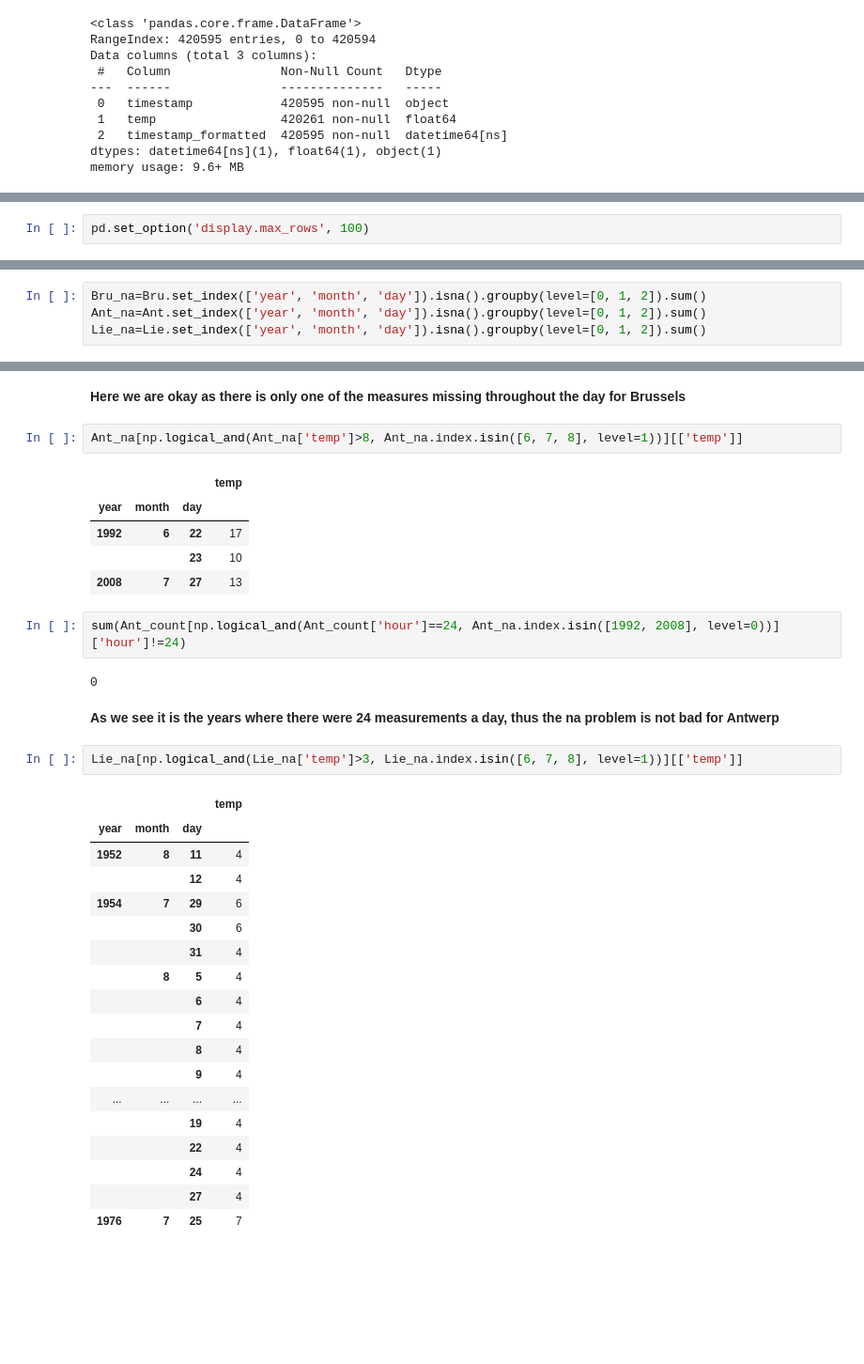
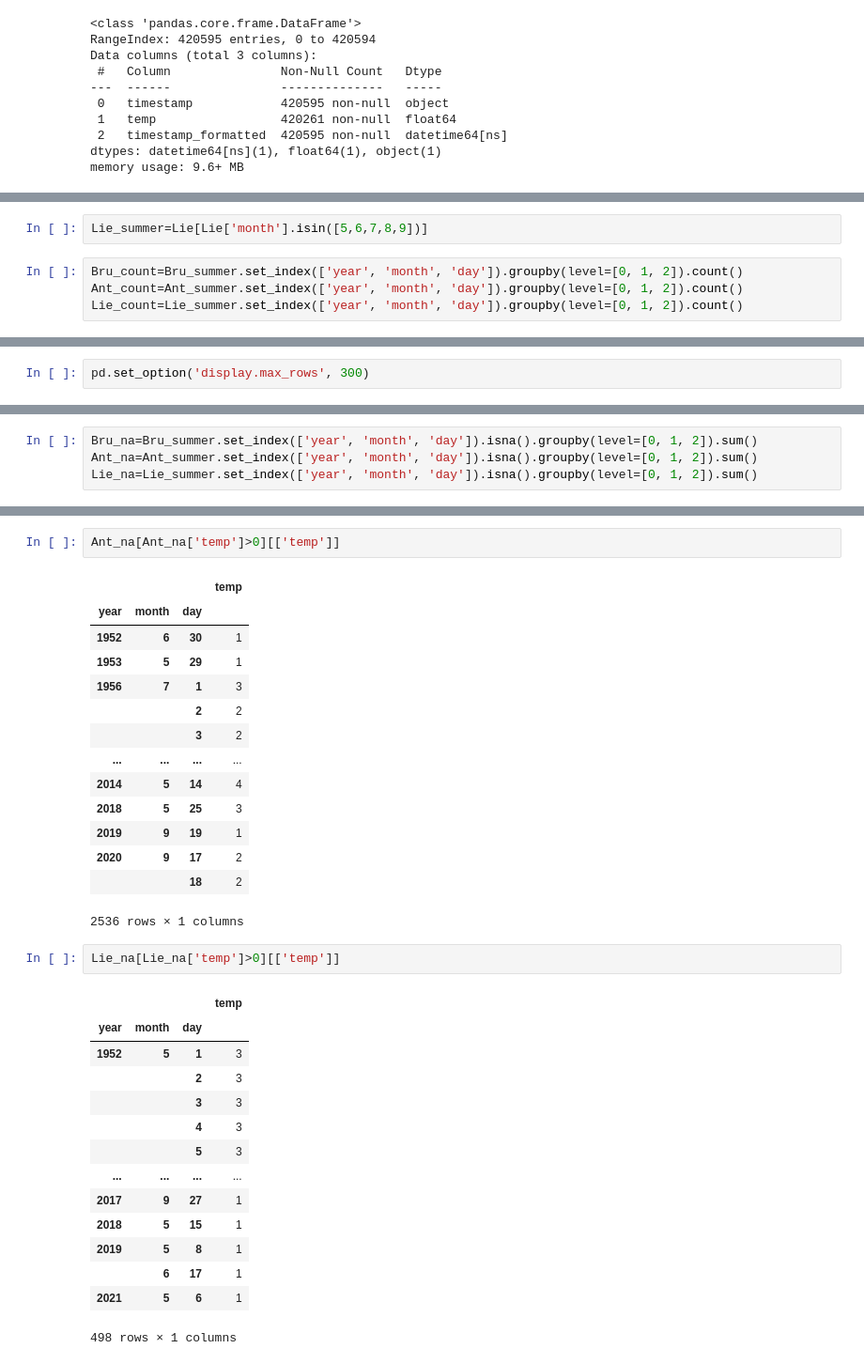
Before and after one commit to muuratjann/heatwave, a Jupyter notebook: Untitled.ipynb, the cells around one changed output, grey strips where cells are left out. Shown at 94% size. Drawn from its saved outputs; the diff is of its cells as text; blank space fills up the shorter version.

```diff
--- a/Untitled.ipynb
+++ b/Untitled.ipynb
@@ -131,0 +146,6 @@ dtype: float64
+# %%
+Lie_summer=Lie[Lie['month'].isin([5,6,7,8,9])]
+# %%
+Bru_count=Bru_summer.set_index(['year', 'month', 'day']).groupby(level=[0, 1, 2]).count()
+Ant_count=Ant_summer.set_index(['year', 'month', 'day']).groupby(level=[0, 1, 2]).count()
+Lie_count=Lie_summer.set_index(['year', 'month', 'day']).groupby(level=[0, 1, 2]).count()
@@ -138,2 +190,2 @@ Lie_na_year=Lie.set_index(['year']).isna().groupby(level=[0]).sum()
 # %%
-pd.set_option('display.max_rows', 100)
+pd.set_option('display.max_rows', 300)
@@ -182,4 +192,4 @@ pd.DataFrame(data={'Bru': Bru_na_month[Bru_na_month['temp']>0]['temp'], "Ant": A
 # %%
-Bru_na=Bru.set_index(['year', 'month', 'day']).isna().groupby(level=[0, 1, 2]).sum()
-Ant_na=Ant.set_index(['year', 'month', 'day']).isna().groupby(level=[0, 1, 2]).sum()
-Lie_na=Lie.set_index(['year', 'month', 'day']).isna().groupby(level=[0, 1, 2]).sum()
+Bru_na=Bru_summer.set_index(['year', 'month', 'day']).isna().groupby(level=[0, 1, 2]).sum()
+Ant_na=Ant_summer.set_index(['year', 'month', 'day']).isna().groupby(level=[0, 1, 2]).sum()
+Lie_na=Lie_summer.set_index(['year', 'month', 'day']).isna().groupby(level=[0, 1, 2]).sum()
@@ -202,38 +216,35 @@ Bru_na[np.logical_and(Bru_na['temp']>0, Bru_na.index.isin([6, 7, 8], level=1))][
 | 1988 | 6 | 27 | 1 |
-# %% [markdown]
-**Here we are okay as there is only one of the measures missing throughout the day for Brussels**
 # %%
-Ant_na[np.logical_and(Ant_na['temp']>8, Ant_na.index.isin([6, 7, 8], level=1))][['temp']]
+Ant_na[Ant_na['temp']>0][['temp']]
 # %% [output]
 |  |  |  | temp |
 | year | month | day |  |
-| 1992 | 6 | 22 | 17 |
-|  |  | 23 | 10 |
-| 2008 | 7 | 27 | 13 |
+| 1952 | 6 | 30 | 1 |
+| 1953 | 5 | 29 | 1 |
+| 1956 | 7 | 1 | 3 |
+|  |  | 2 | 2 |
+|  |  | 3 | 2 |
+| ... | ... | ... | ... |
+| 2014 | 5 | 14 | 4 |
+| 2018 | 5 | 25 | 3 |
+| 2019 | 9 | 19 | 1 |
+| 2020 | 9 | 17 | 2 |
+|  |  | 18 | 2 |
+2536 rows × 1 columns
-# %%
-sum(Ant_count[np.logical_and(Ant_count['hour']==24, Ant_na.index.isin([1992, 2008], level=0))]['hour']!=24)
-# %% [output]
-0
-# %% [markdown]
-**As we see it is the years where there were 24 measurements a day, thus the na problem is not bad for Antwerp**
 # %%
-Lie_na[np.logical_and(Lie_na['temp']>3, Lie_na.index.isin([6, 7, 8], level=1))][['temp']]
+Lie_na[Lie_na['temp']>0][['temp']]
 # %% [output]
 |  |  |  | temp |
 | year | month | day |  |
-| 1952 | 8 | 11 | 4 |
-|  |  | 12 | 4 |
-| 1954 | 7 | 29 | 6 |
-|  |  | 30 | 6 |
-|  |  | 31 | 4 |
-|  | 8 | 5 | 4 |
-|  |  | 6 | 4 |
-|  |  | 7 | 4 |
-|  |  | 8 | 4 |
-|  |  | 9 | 4 |
+| 1952 | 5 | 1 | 3 |
+|  |  | 2 | 3 |
+|  |  | 3 | 3 |
+|  |  | 4 | 3 |
+|  |  | 5 | 3 |
 | ... | ... | ... | ... |
-|  |  | 19 | 4 |
-|  |  | 22 | 4 |
-|  |  | 24 | 4 |
-|  |  | 27 | 4 |
-| 1976 | 7 | 25 | 7 |
+| 2017 | 9 | 27 | 1 |
+| 2018 | 5 | 15 | 1 |
+| 2019 | 5 | 8 | 1 |
+|  | 6 | 17 | 1 |
+| 2021 | 5 | 6 | 1 |
+498 rows × 1 columns
```
Also changed, not shown: parts of 34 cells of this notebook.
